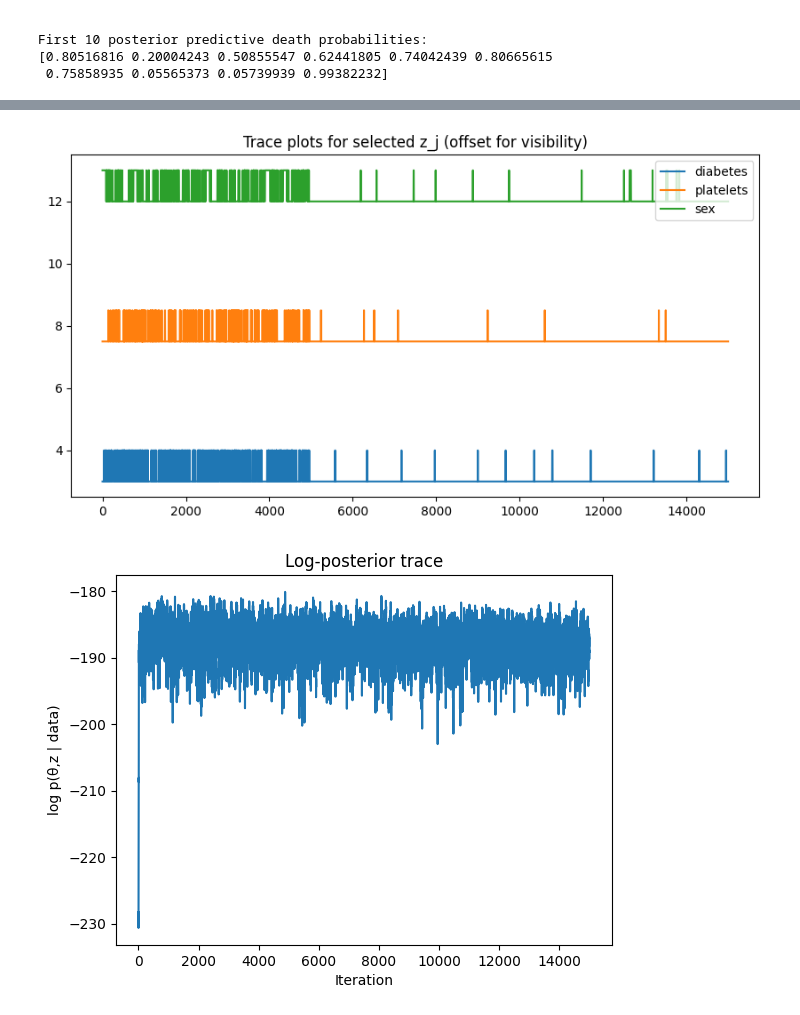
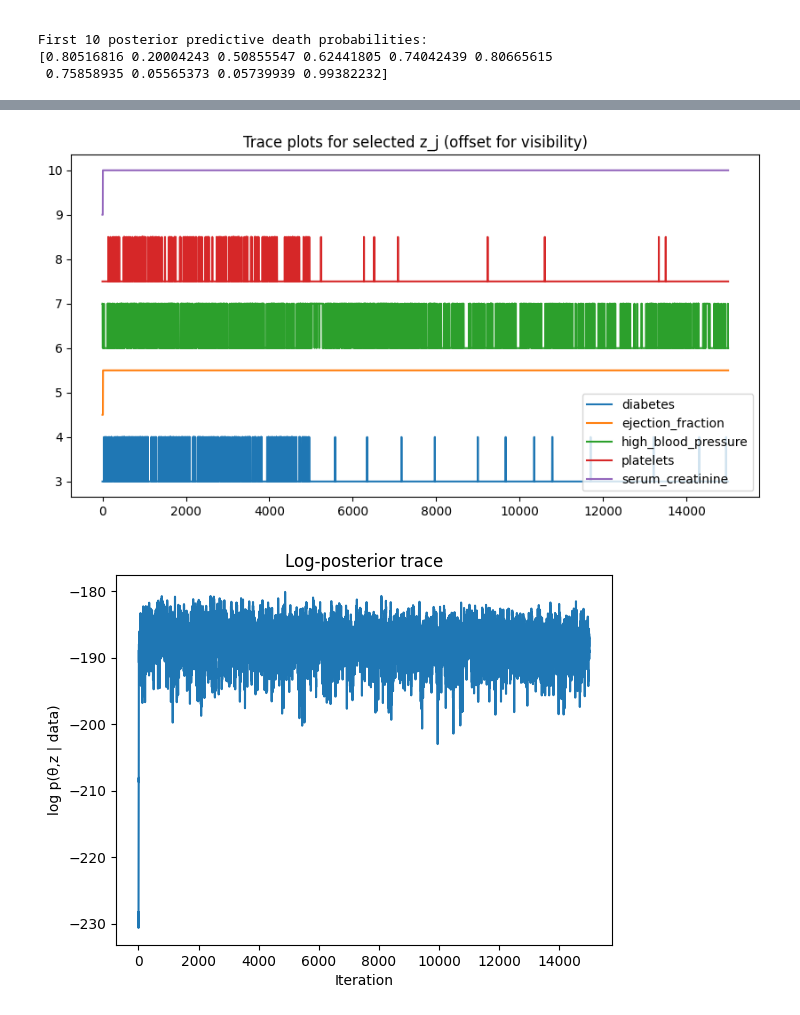
Before and after one commit to jingaling00/bayesian-stats-final-project-fa25, a Jupyter notebook: bayesian-final-proj-fa25.ipynb, the cells around one changed output, grey strips where cells are left out. Drawn from its saved outputs; the diff is of its cells as text; code cells hidden in the pictures.

```diff
--- a/bayesian-final-proj-fa25.ipynb
+++ b/bayesian-final-proj-fa25.ipynb
@@ -458,7 +459,8 @@ plt.show()
 # %%
 for j in [0, 3, 6]:   # example indices
-    plt.plot(beta_samples[:, j], label=predictor_cols[j])
+    plt.plot(beta_samples[5000:, j], label=predictor_cols[j])
 plt.legend()
+plt.xlim(5000,10000)
 plt.title("Trace plots for selected β_j coefficients")
 plt.show()
 # %% [output]
@@ -466,12 +468,12 @@ plt.show()
 # %%
 plt.figure(figsize=(10,5))
-for j in [2, 5, 8]:  # example subset
+for j in [2, 3, 4, 5, 6]:  # example subset
     plt.plot(z_samples[:, j] + j*1.5, label=predictor_cols[j])
 plt.title("Trace plots for selected z_j (offset for visibility)")
 plt.legend()
 plt.show()
 # %% [output]
-[figure, old version]
+[figure, new version]
 # %%
 plt.plot(lp_samples)
 plt.title("Log-posterior trace")
```
Also changed, not shown: parts of 10 cells of this notebook.
